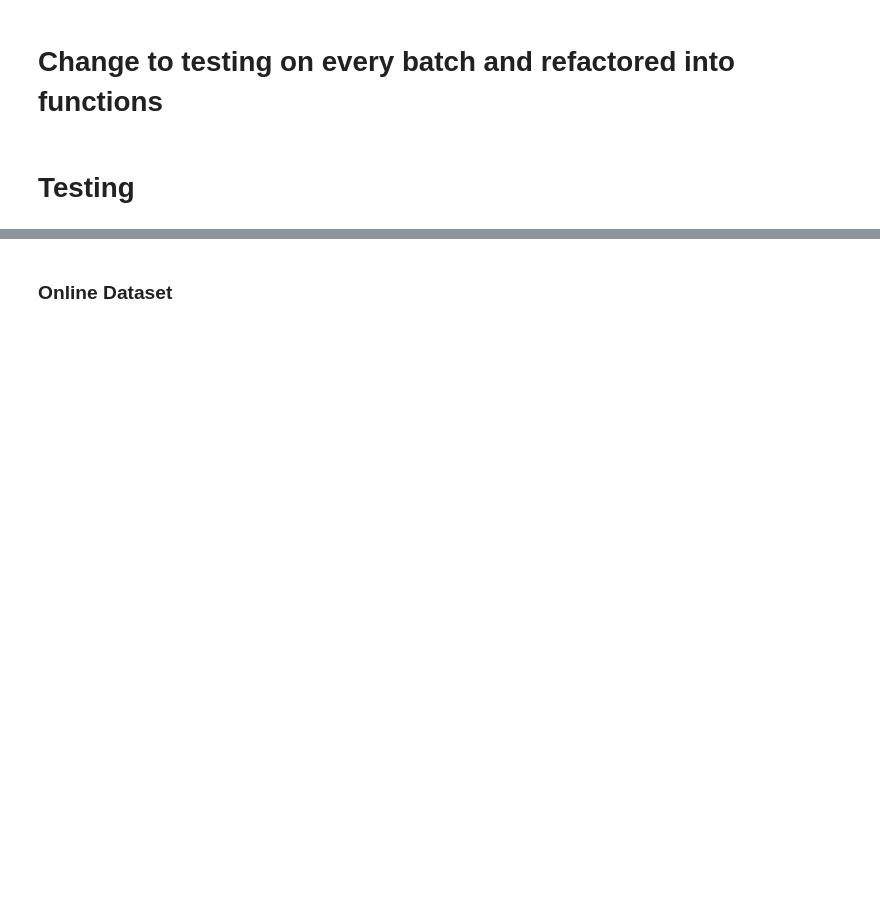
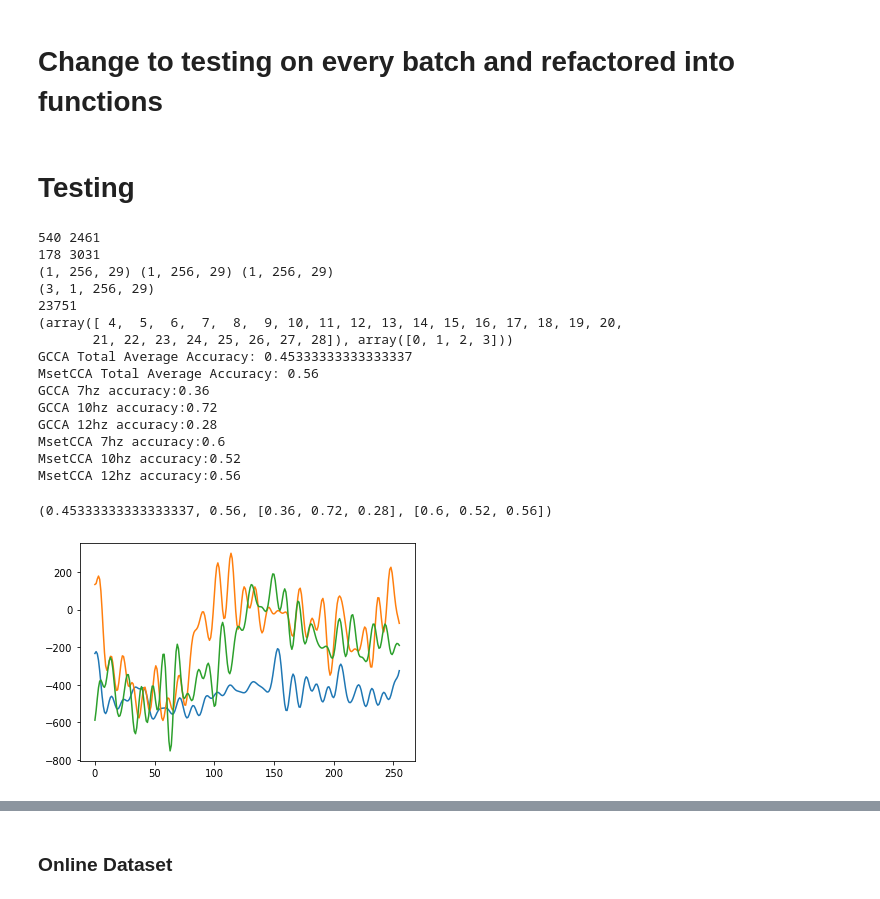
Before and after one commit to yagami009/ding, a Jupyter notebook: Testing.ipynb, the cells around one changed output, grey strips where cells are left out. Drawn from its saved outputs; the diff is of its cells as text; code cells hidden in the pictures; blank space fills up the shorter version.

```diff
--- a/Testing.ipynb
+++ b/Testing.ipynb
@@ -861,7 +926,8 @@ def load_array_data_online(file_path):
     return values
 
 def average_every_n(values, size):
-    return np.array([sum(group) / size for group in zip(*[iter(values)]*size)])
+#     return np.array([sum(group) / size for group in zip(*[iter(values)]*size)])
+    return values[::size]
 
 def sos_filter_OpenBCI(values):
     return signal.sosfilt(sos_openbci, values)
@@ -999,37 +1065,69 @@ fs_synth = 256
 fs = int(fs_synth/ds)
 over_n_seconds = 1
 number_of_samples = fs*over_n_seconds
 number_of_train = 4
 removeDC = True
 applyFilter = True
 synth_power = 0
 synth_noise = 0
 
-data_file_7 = load_array_data(r"C:\Users\RISHI\Desktop\FYP\EEG-decoding\eeg_lib\log\Proper_Gain_255\7hz_2.txt")
+data_file_7 = load_array_data(r"C:\Users\RISHI\Desktop\FYP\EEG-decoding\eeg_lib\log\Proper_Gain_255\7hz_3.txt")
+# new_data_file_7 = []
+# for i in range(0,len(data_file_7),fs_synth):
+#     if not i+256 > len(data_file_7):
+#         new_data_file_7.append(standardise(np.array(data_file_7[i:i+256])).tolist())
+# data_file_7 = flatten(new_data_file_7)
 # data_file_7 = load_array_data("/Users/rishil/Desktop/FYP/EEG-decoding/eeg_lib/log/Proper_Gain_255/7hz_2.txt")
 print(min(data_file_7),max(data_file_7))
 values_7 = prepare_data(data_file_7, 7, fs, fs_synth, number_of_samples, number_of_train, remove_DC=removeDC, apply_filter=applyFilter, downsample=downsample, ds_avg=ds, synth_power=synth_power, noise_power=synth_noise)
 
-data_file_10 = load_array_data(r"C:\Users\RISHI\Desktop\FYP\EEG-decoding\eeg_lib\log\Proper_Gain_255\10hz_2.txt")
+data_file_10 = load_array_data(r"C:\Users\RISHI\Desktop\FYP\EEG-decoding\eeg_lib\log\Proper_Gain_255\10hz_3.txt")
+# new_data_file_10 = []
+# for i in range(0,len(data_file_10),fs_synth):
+#     if not i+256 > len(data_file_10):
+#         new_data_file_10.append(standardise(np.array(data_file_10[i:i+256])).tolist())
+# data_file_10 = flatten(new_data_file_10)
 # data_file_7 = load_array_data("/Users/rishil/Desktop/FYP/EEG-decoding/eeg_lib/log/Proper_Gain_255/10hz_2.txt")
-print(min(data_file_10),max(data_file_10))
 values_10 = prepare_data(data_file_10, 10, fs, fs_synth, number_of_samples, number_of_train, remove_DC=removeDC, apply_filter=applyFilter, downsample=downsample,ds_avg=ds, synth_power=synth_power, noise_power=synth_noise)
 
-data_file_12 = load_array_data(r"C:\Users\RISHI\Desktop\FYP\EEG-decoding\eeg_lib\log\Proper_Gain_255\12hz_2.txt")
+data_file_12 = load_array_data(r"C:\Users\RISHI\Desktop\FYP\EEG-decoding\eeg_lib\log\Proper_Gain_255\12hz_3.txt")
+# new_data_file_12 = []
+# for i in range(0,len(data_file_12),fs_synth):
+#     if not i+256 > len(data_file_12):
+#         new_data_file_12.append(standardise(np.array(data_file_12[i:i+256])).tolist())
+# data_file_12 = flatten(new_data_file_12)
 # data_file_7 = load_array_data("/Users/rishil/Desktop/FYP/EEG-decoding/eeg_lib/log/Proper_Gain_255/12hz_2.txt")
 print(min(data_file_12),max(data_file_12))
 values_12 = prepare_data(data_file_12, 12, fs, fs_synth, number_of_samples, number_of_train, remove_DC=removeDC, apply_filter=applyFilter, downsample=downsample,ds_avg=ds, synth_power=synth_power, noise_power=synth_noise)
 
 print(values_12.shape, values_10.shape, values_7.shape)
 
 data_packed = np.array([values_7, values_10, values_12])
 
 print(data_packed.shape)
 
 train_test_idxs = generate_train_test_idxs(data_packed, number_of_train)
 print(len(train_test_idxs))
 print((train_test_idxs[0]))
 test_gcca_mset(data_packed, train_test_idxs, freqs, fs, number_of_samples, number_runs=1)
+# %% [output]
+540 2461
+178 3031
+(1, 256, 29) (1, 256, 29) (1, 256, 29)
+(3, 1, 256, 29)
+23751
+(array([ 4,  5,  6,  7,  8,  9, 10, 11, 12, 13, 14, 15, 16, 17, 18, 19, 20,
+       21, 22, 23, 24, 25, 26, 27, 28]), array([0, 1, 2, 3]))
+GCCA Total Average Accuracy: 0.45333333333333337
+MsetCCA Total Average Accuracy: 0.56
+GCCA 7hz accuracy:0.36
+GCCA 10hz accuracy:0.72
+GCCA 12hz accuracy:0.28
+MsetCCA 7hz accuracy:0.6
+MsetCCA 10hz accuracy:0.52
+MsetCCA 12hz accuracy:0.56
+(0.45333333333333337, 0.56, [0.36, 0.72, 0.28], [0.6, 0.52, 0.56])
+[figure, added]
 # %%
 ds = 1 #downsample averaging size
 if ds > 1:
```
Also changed, not shown: parts of 12 cells of this notebook, 24 other files.
